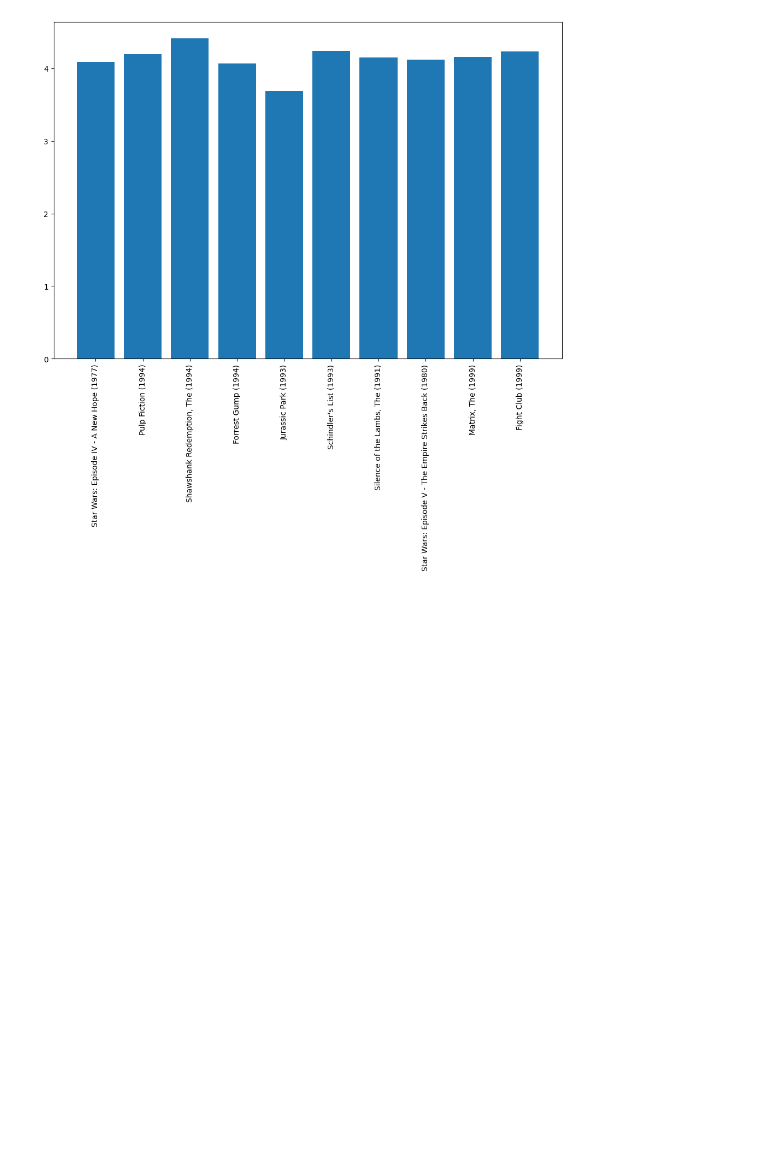
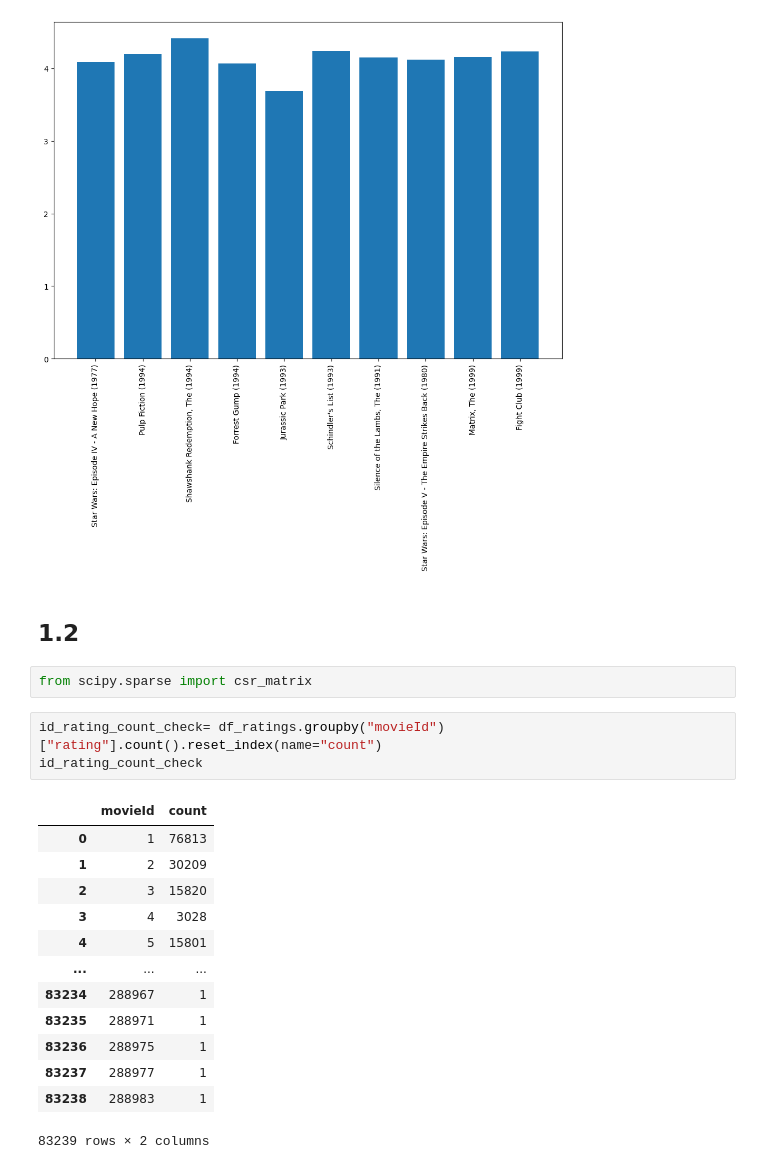
Before and after one commit to BrutalFrost/Artificial_Intelligence_Hampus_Erlandsson_OPA23, a Jupyter notebook: Lab_1/Lab_1.ipynb, the cells around one changed output. Saved outputs shown, nothing was run; the diff lists cells and outputs as text; blank space fills up the shorter version.

```diff
--- a/Lab_1/Lab_1.ipynb
+++ b/Lab_1/Lab_1.ipynb
@@ -278,3 +278,24 @@ movie_mean
 | 8 | 2571 | 4.160631 | Matrix, The (1999) | Action|Sci-Fi|Thriller |
 | 9 | 2959 | 4.236019 | Fight Club (1999) | Action|Crime|Drama|Thriller |
 [figure]
+# %% [markdown]
+## 1.2
+# %%
+from scipy.sparse import csr_matrix
+# %%
+id_rating_count_check= df_ratings.groupby("movieId")["rating"].count().reset_index(name="count")
+id_rating_count_check
+# %% [output]
+|  | movieId | count |
+| 0 | 1 | 76813 |
+| 1 | 2 | 30209 |
+| 2 | 3 | 15820 |
+| 3 | 4 | 3028 |
+| 4 | 5 | 15801 |
+| ... | ... | ... |
+| 83234 | 288967 | 1 |
+| 83235 | 288971 | 1 |
+| 83236 | 288975 | 1 |
+| 83237 | 288977 | 1 |
+| 83238 | 288983 | 1 |
+83239 rows × 2 columns
```
Also changed, not shown: parts of 4 cells of this notebook.
